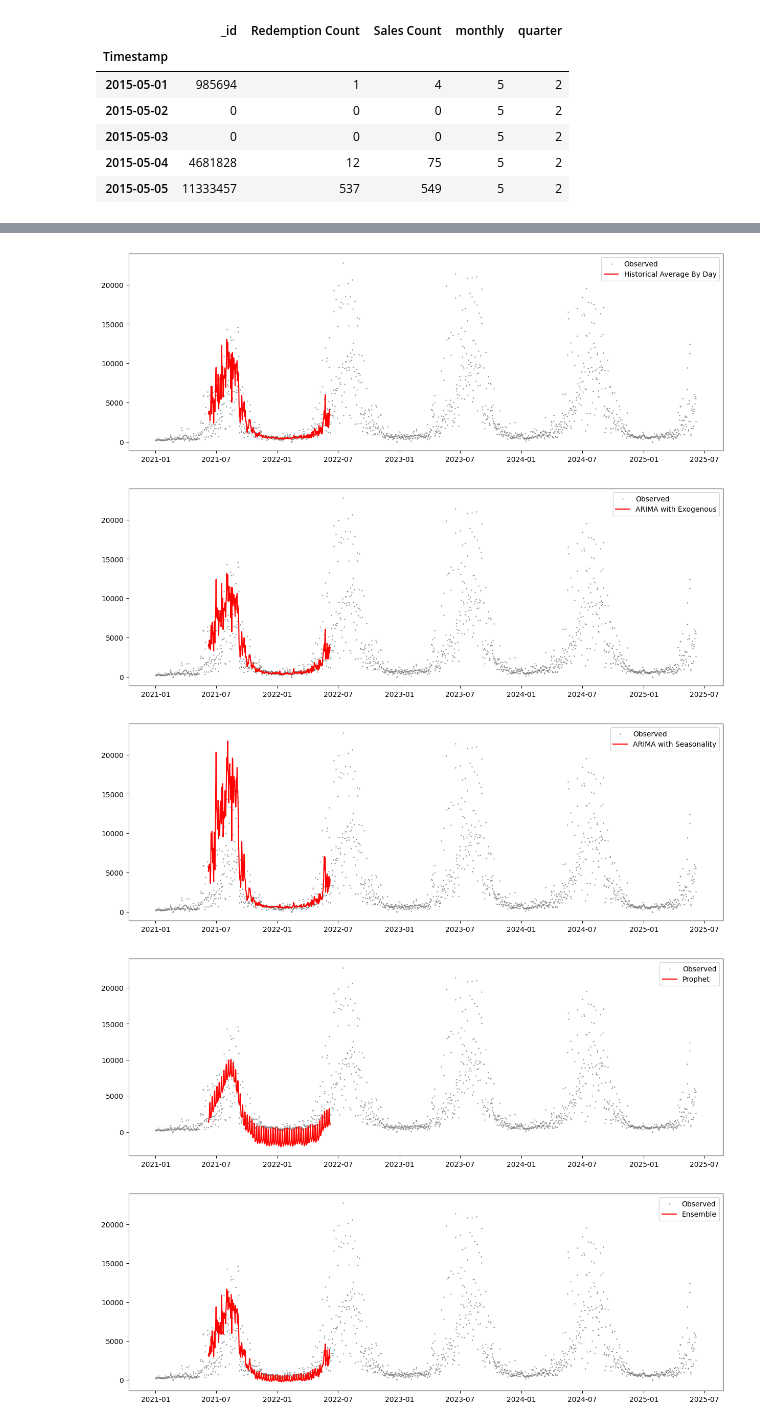
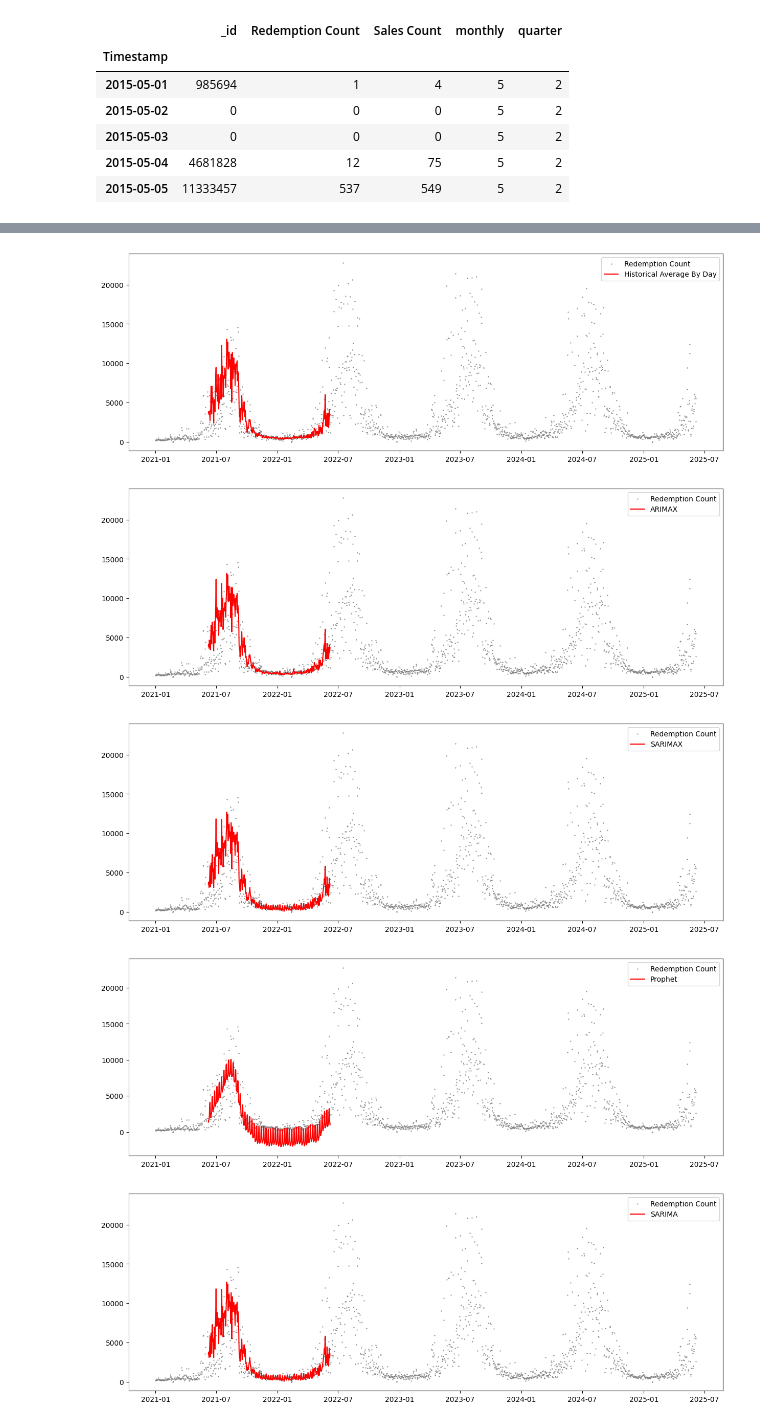
Before and after one commit to mmaisonnave/forecasting-ferry-traffic-toronto, a Jupyter notebook: Modelling.ipynb, the cells around one changed output, grey strips where cells are left out. Saved outputs shown, nothing was run; the diff lists cells and outputs as text; code cells hidden in the pictures.

Commit message:
Modified the RedemptionModel class to be generic, so it can be used to forecast sales. Added code to store results to disk.

```diff
--- a/Modelling.ipynb
+++ b/Modelling.ipynb
@@ -31,9 +31,16 @@ df.head()
 | 2015-05-04 | 4681828 | 12 | 75 | 5 | 2 |
 | 2015-05-05 | 11333457 | 537 | 549 | 5 | 2 |
 # %%
-rm = RedemptionModel(df,
-                     target_col='Redemption Count',
-                     exog_cols=['Sales Count']
-                     )
-rm.run_models()
+experiment_configuration ={
+    'ARIMA': {'p': 1, 'd': 1, 'q': 0},
+    'ARIMAX': {'p': 1, 'd': 1, 'q': 0, 'exog_cols': ['Sales Count']},
+    'SARIMAX': {'p': 1, 'd': 1, 'q': 0,
+                'P': 1, 'D': 1, 'Q': 0, 's': 7,
+                'exog_cols': ['Sales Count']},
+}
+redemption_model = Model(df,
+           target_col='Redemption Count',
+           experiment_configuration=experiment_configuration,
+           )
+redemption_model.run_models()
 # %% [output]
@@ -57,5 +64,5 @@ rm.run_models()
-[figure, old version]
+[figure, new version]
-[figure, old version]
+[figure, new version]
-[figure, old version]
+[figure, new version]
-[figure, old version]
+[figure, new version]
-[figure, old version]
+[figure, new version]
```
Also changed, not shown: parts of 3 cells of this notebook, 2 other files.
